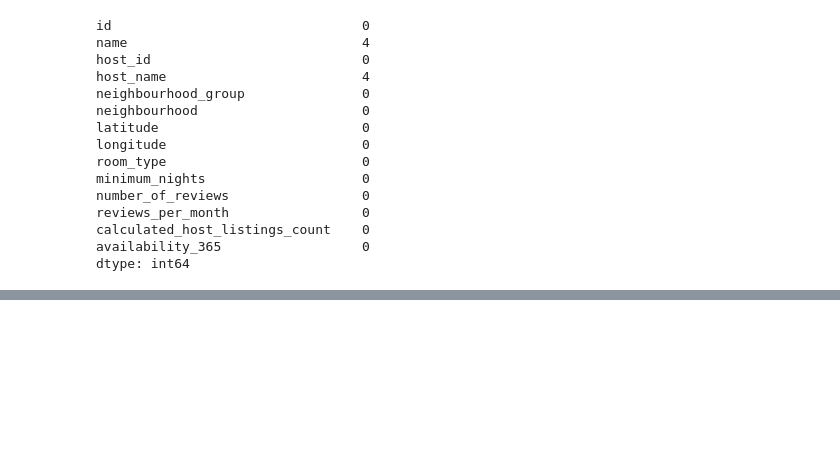
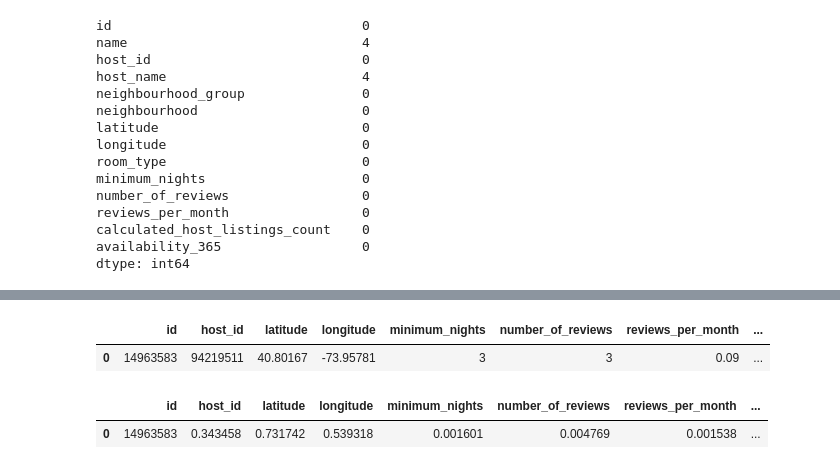
Before and after one commit to YounghyeonK/Project, a Jupyter notebook: Project03/Project03.ipynb, the cells around one changed output, grey strips where cells are left out. Saved outputs shown, nothing was run; the diff lists cells and outputs as text; code cells hidden in the pictures; blank space fills up the shorter version.

```diff
--- a/Project03/Project03.ipynb
+++ b/Project03/Project03.ipynb
@@ -175,0 +181,24 @@ test = test[cols]
+# %%
+# 수치형 변수
+from sklearn.preprocessing import MinMaxScaler
+scaler = MinMaxScaler()
+cols = [
+    'host_id',
+    'latitude',
+    'longitude',
+    'minimum_nights',
+    'number_of_reviews',
+    'reviews_per_month',
+    'calculated_host_listings_count',
+    'availability_365',
+    ]
+
+display(n_train.head(1))
+n_train[cols] = scaler.fit_transform(n_train[cols])
+n_test[cols] = scaler.transform(n_test[cols])
+display(n_train.head(1))
+# %% [output]
+|  | id | host_id | latitude | longitude | minimum_nights | number_of_reviews | reviews_per_month | ... |
+| 0 | 14963583 | 94219511 | 40.80167 | -73.95781 | 3 | 3 | 0.09 | ... |
+|  | id | host_id | latitude | longitude | minimum_nights | number_of_reviews | reviews_per_month | ... |
+| 0 | 14963583 | 0.343458 | 0.731742 | 0.539318 | 0.001601 | 0.004769 | 0.001538 | ... |
```
Also changed, not shown: parts of 19 cells of this notebook.
